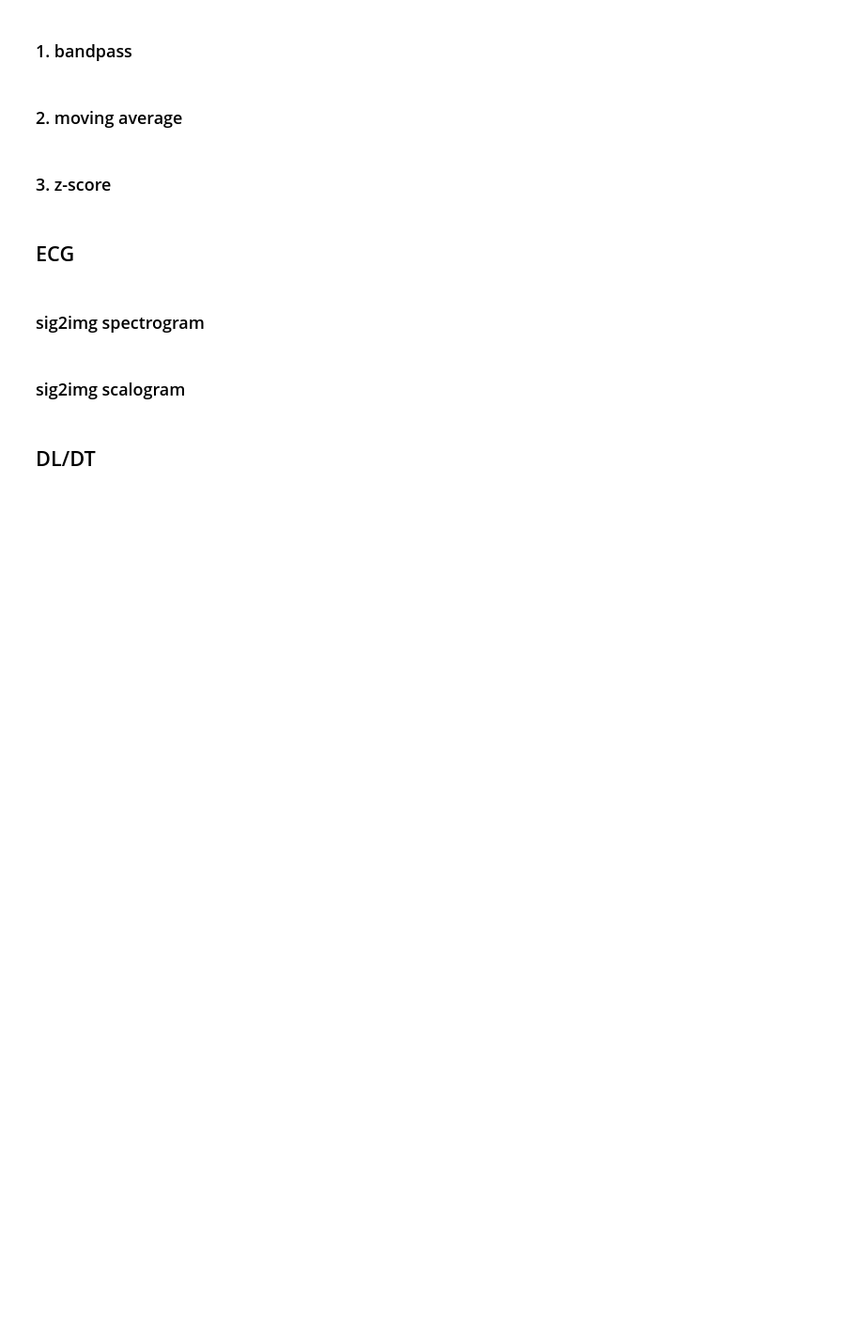
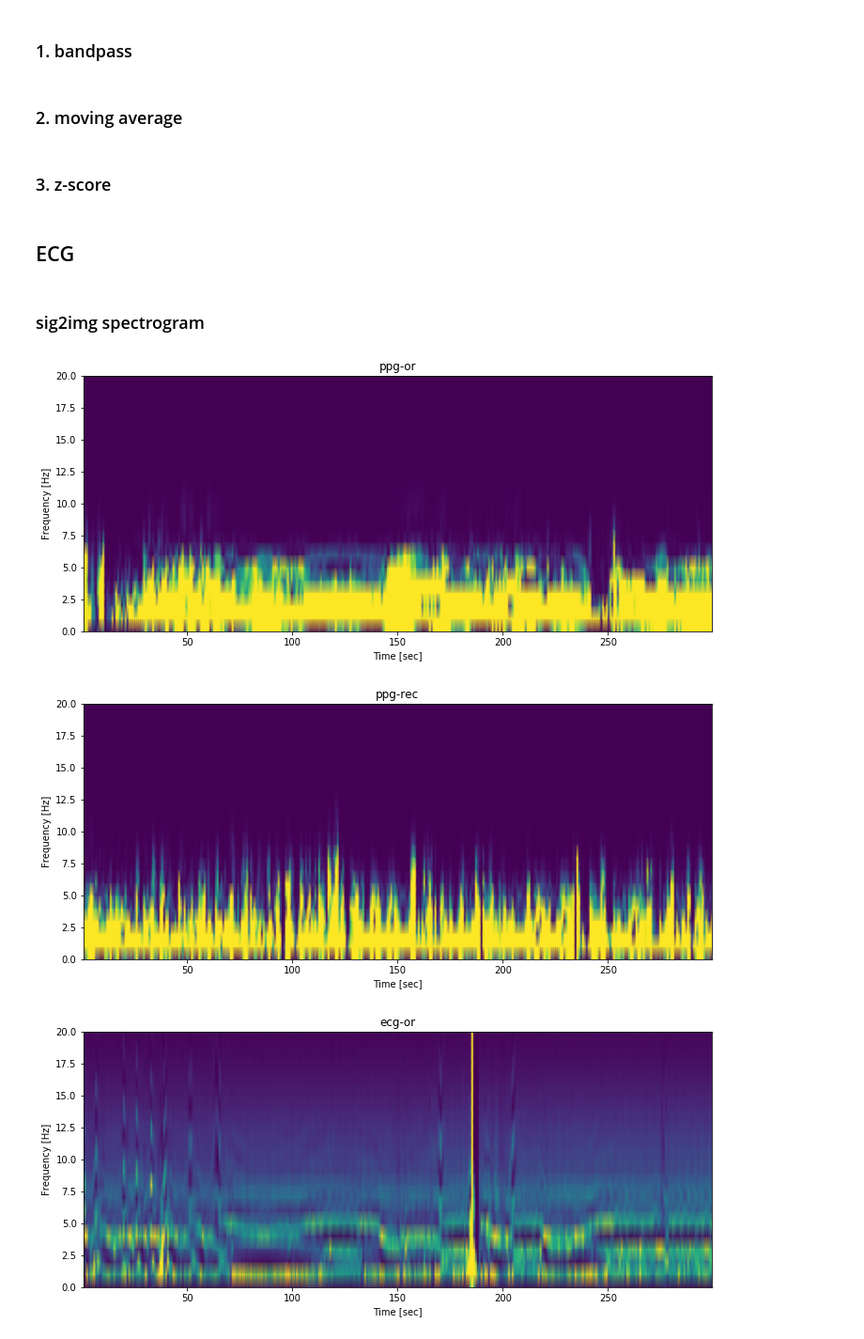
Before and after one commit to epsilon-deltta/ppg2nrs, a Jupyter notebook: preprocessing1.ipynb, the cells around one changed output. Shown at 94% size. Saved outputs shown, nothing was run; the diff lists cells and outputs as text; code cells hidden in the pictures; blank space fills up the shorter version.

Commit message:
fig; spectrogram for pre&post-op ppg/ecg

```diff
--- a/preprocessing1.ipynb
+++ b/preprocessing1.ipynb
@@ -35,6 +35,9 @@ ppg_rec1 = bandpass(ppg_rec0,band=[0.5,10],sample_rate=sample_rate)
 from preprocess import moving_average as ma
 ppg_or2 = ma(ppg_or1,w=30)
 ppg_rec2 = ma(ppg_rec1,w=30)
+# %%
+ppg_or2 = signal.resample(ppg_or2,90000)
+ppg_rec2 = signal.resample(ppg_rec2,90000)
 # %% [markdown]
 ### 3. z-score
 # %%
@@ -58,8 +61,8 @@ ecg_or1 = nk.ecg_clean(ecg_or0,sampling_rate=sample_rate)
 # %%
 from matplotlib import pyplot as plt
 import numpy as np
-def draw_stft(f, t, Zxx):
+def draw_stft(f, t, Zxx,title='STFT Magnitude'):
     plt.figure(figsize=(12,5))
     plt.pcolormesh(t, f, np.abs(Zxx), vmin=0, vmax=1, shading='gouraud')
-    plt.title('STFT Magnitude'); plt.ylabel('Frequency [Hz]')
+    plt.title(title); plt.ylabel('Frequency [Hz]')
     plt.xlabel('Time [sec]'); plt.ylim([0, 20]); plt.show()
@@ -73,2 +68,0 @@ fe,te, xspecc_ecg_rec = signal.spectrogram(ecg_rec1*10, fs=sample_rate,nperseg=3
-# %% [markdown]
-### sig2img scalogram
@@ -77,2 +69,17 @@ from matplotlib import pyplot as plt
-# %% [markdown]
-## DL/DT
+# %%
+from scipy import signal
+f, t, xspec_or = signal.spectrogram(ppg_or2, fs=sample_rate,nperseg=300)
+f, t, xspec_rec = signal.spectrogram(ppg_rec2, fs=sample_rate,nperseg=300)
+
+fe,te, xspec_ecg_or = signal.spectrogram(ecg_or1*10, fs=sample_rate,nperseg=300)
+fe,te, xspec_ecg_rec = signal.spectrogram(ecg_rec1*10, fs=sample_rate,nperseg=300)
+# %%
+draw_stft(f, t, xspec_or,title='ppg-or')
+draw_stft(f, t, xspec_rec,title='ppg-rec')
+draw_stft(f, t, xspec_ecg_or,title='ecg-or')
+draw_stft(f, t, xspec_ecg_rec,title='ecg-rec')
+plt.show()
+# %% [output]
+[figure, added]
+[figure, added]
+[figure, added]
```
Also changed, not shown: parts of 4 cells of this notebook.
